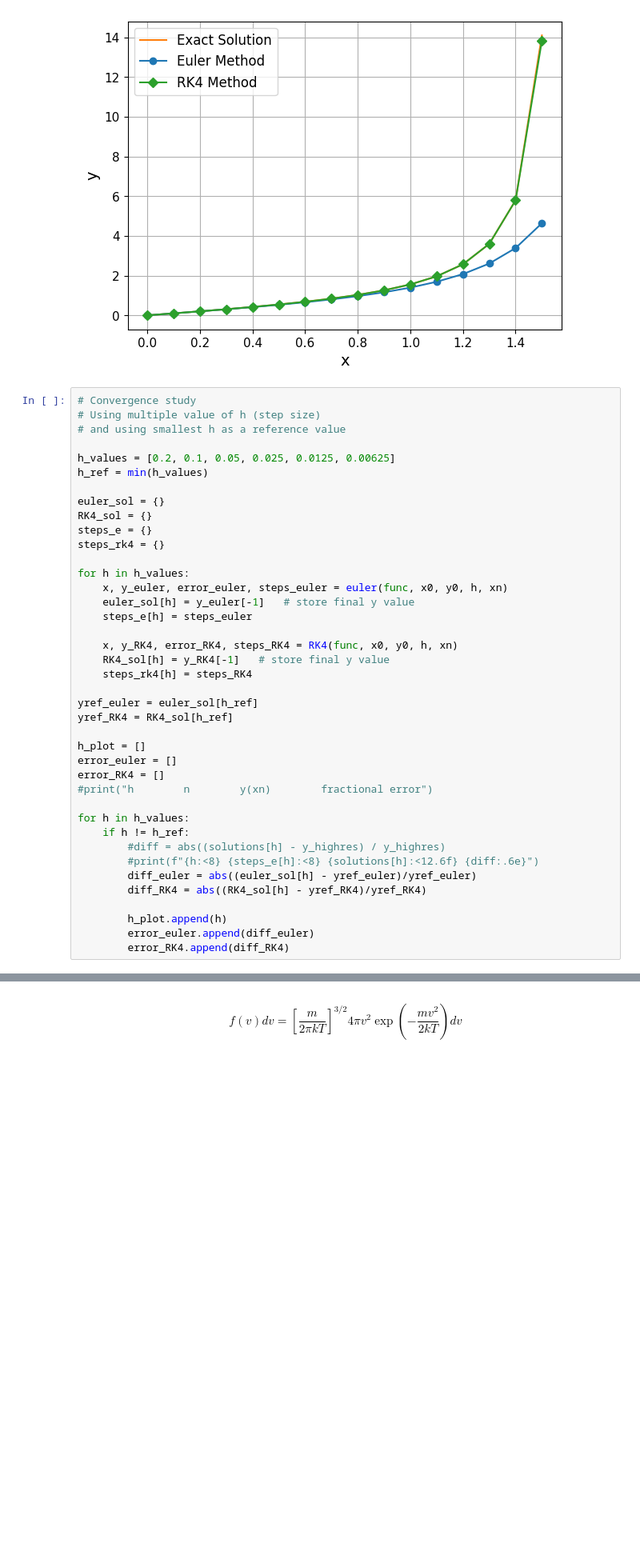
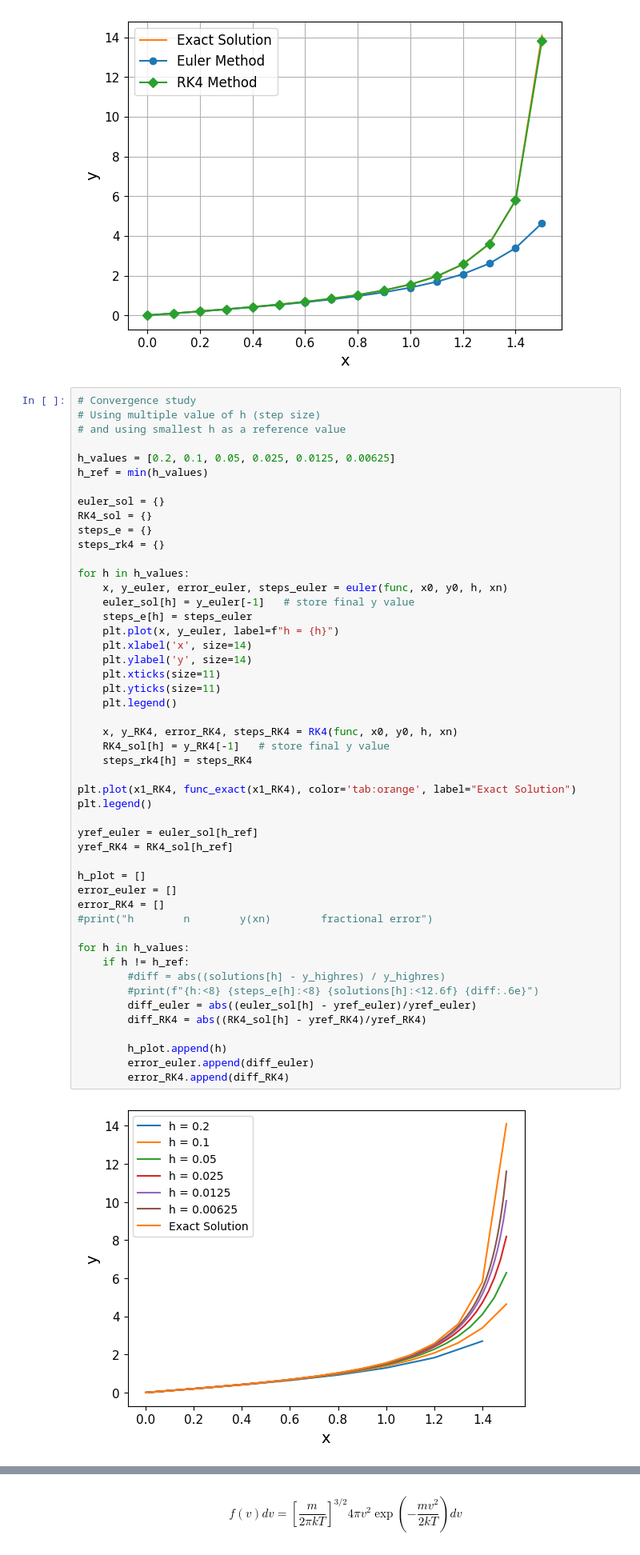
Before and after one commit to galih123star/computational2026, a Jupyter notebook: HW03/HW03_CPA.ipynb, the cells around one changed output, grey strips where cells are left out. Shown at 80% size. Cells and saved outputs as stored; diff of their text form; blank space fills up the shorter version.

```diff
--- a/HW03/HW03_CPA.ipynb
+++ b/HW03/HW03_CPA.ipynb
@@ -176,30 +176,41 @@ RK4_sol = {}
 steps_e = {}
 steps_rk4 = {}
 
 for h in h_values:
     x, y_euler, error_euler, steps_euler = euler(func, x0, y0, h, xn)
     euler_sol[h] = y_euler[-1]   # store final y value
     steps_e[h] = steps_euler
+    plt.plot(x, y_euler, label=f"h = {h}")
+    plt.xlabel('x', size=14)
+    plt.ylabel('y', size=14)
+    plt.xticks(size=11)
+    plt.yticks(size=11)
+    plt.legend()
 
     x, y_RK4, error_RK4, steps_RK4 = RK4(func, x0, y0, h, xn)
     RK4_sol[h] = y_RK4[-1]   # store final y value
     steps_rk4[h] = steps_RK4
+
+plt.plot(x1_RK4, func_exact(x1_RK4), color='tab:orange', label="Exact Solution")
+plt.legend()
 
 yref_euler = euler_sol[h_ref]
 yref_RK4 = RK4_sol[h_ref]
 
 h_plot = []
 error_euler = []
 error_RK4 = []
 #print("h        n        y(xn)        fractional error")
 
 for h in h_values:
     if h != h_ref:
         #diff = abs((solutions[h] - y_highres) / y_highres)
         #print(f"{h:<8} {steps_e[h]:<8} {solutions[h]:<12.6f} {diff:.6e}")
         diff_euler = abs((euler_sol[h] - yref_euler)/yref_euler)
         diff_RK4 = abs((RK4_sol[h] - yref_RK4)/yref_RK4)
 
         h_plot.append(h)
         error_euler.append(diff_euler)
         error_RK4.append(diff_RK4)
+# %% [output]
+[figure, added]
```
Also changed, not shown: parts of 5 cells of this notebook.
